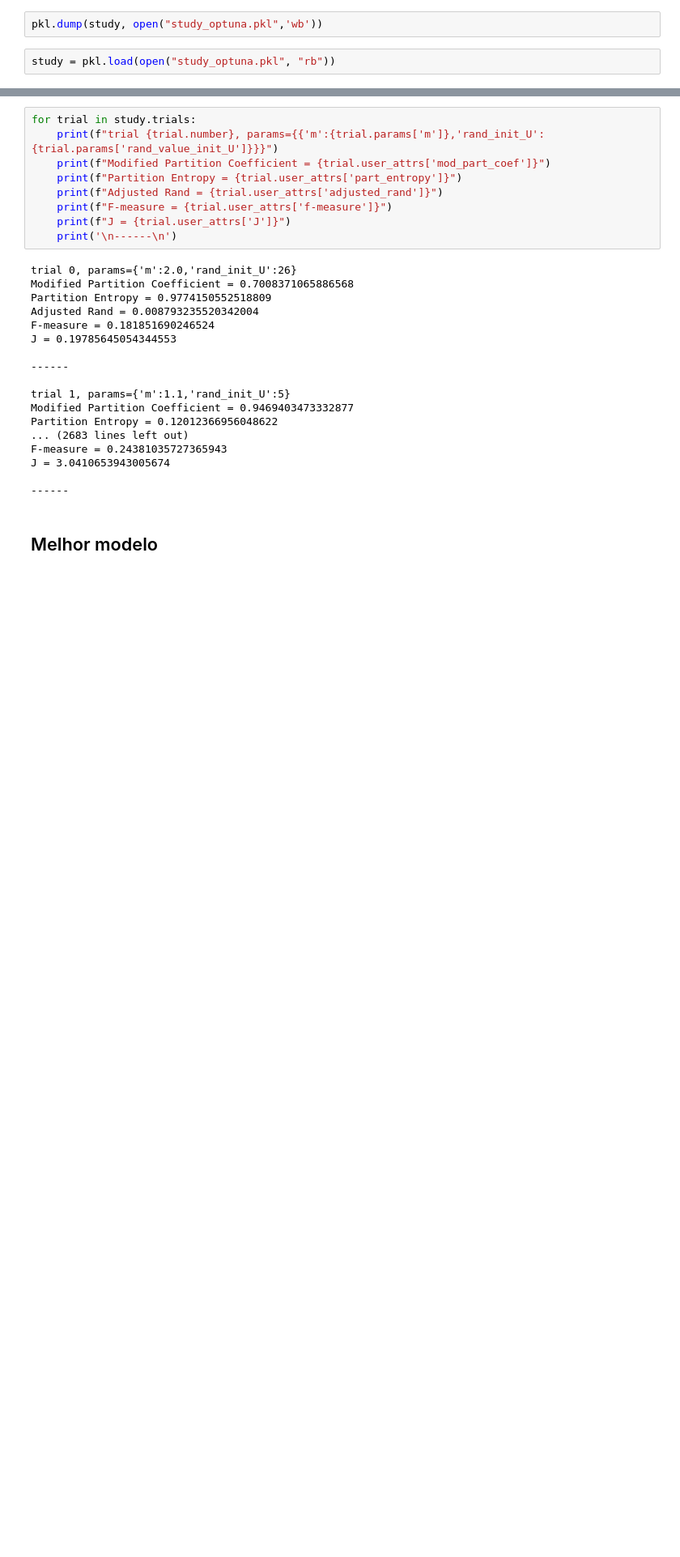
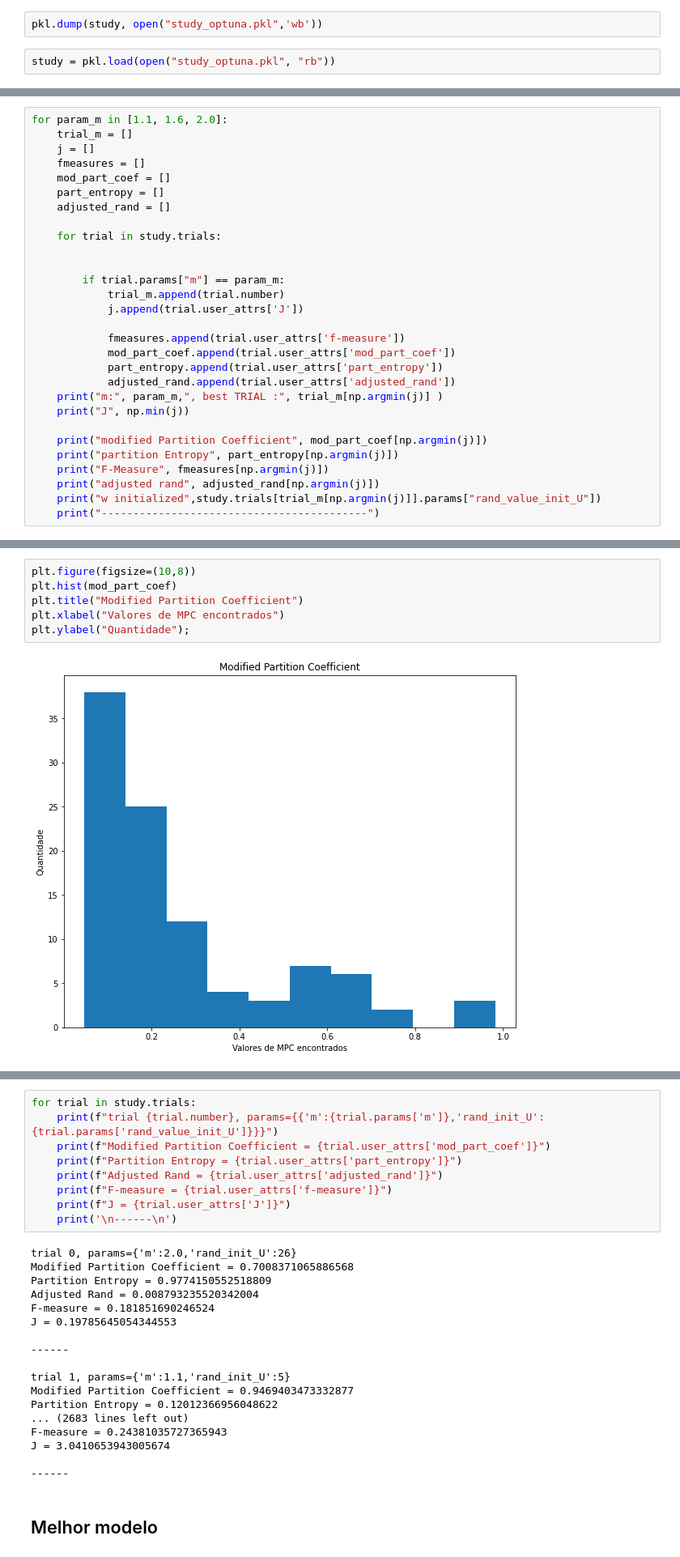
Before and after one commit to johnnyy/ML-EQUIPE-6, a Jupyter notebook: Questao1/FCM-DFCV.ipynb, the cells around one changed output, grey strips where cells are left out. Shown at 81% size. Drawn from its saved outputs; the diff is of its cells as text; blank space fills up the shorter version.

```diff
--- a/Questao1/FCM-DFCV.ipynb
+++ b/Questao1/FCM-DFCV.ipynb
@@ -379,0 +383,29 @@ study = pkl.load(open("study_optuna.pkl", "rb"))
+# %%
+for param_m in [1.1, 1.6, 2.0]:
+    trial_m = []
+    j = []
+    fmeasures = []
+    mod_part_coef = []
+    part_entropy = []
+    adjusted_rand = []
+
+    for trial in study.trials:
+
+
+        if trial.params["m"] == param_m:
+            trial_m.append(trial.number)
+            j.append(trial.user_attrs['J'])
+
+            fmeasures.append(trial.user_attrs['f-measure'])
+            mod_part_coef.append(trial.user_attrs['mod_part_coef'])
+            part_entropy.append(trial.user_attrs['part_entropy'])
+            adjusted_rand.append(trial.user_attrs['adjusted_rand'])
+    print("m:", param_m,", best TRIAL :", trial_m[np.argmin(j)] )
+    print("J", np.min(j))
+
+    print("modified Partition Coefficient", mod_part_coef[np.argmin(j)])
+    print("partition Entropy", part_entropy[np.argmin(j)])
+    print("F-Measure", fmeasures[np.argmin(j)])
+    print("adjusted rand", adjusted_rand[np.argmin(j)])
+    print("w initialized",study.trials[trial_m[np.argmin(j)]].params["rand_value_init_U"])
+    print("------------------------------------------")
@@ -379,0 +430,8 @@ study = pkl.load(open("study_optuna.pkl", "rb"))
+# %%
+plt.figure(figsize=(10,8))
+plt.hist(mod_part_coef)
+plt.title("Modified Partition Coefficient")
+plt.xlabel("Valores de MPC encontrados")
+plt.ylabel("Quantidade");
+# %% [output]
+[figure, added]
```
Also changed, not shown: parts of 23 cells of this notebook, 1 other file.
